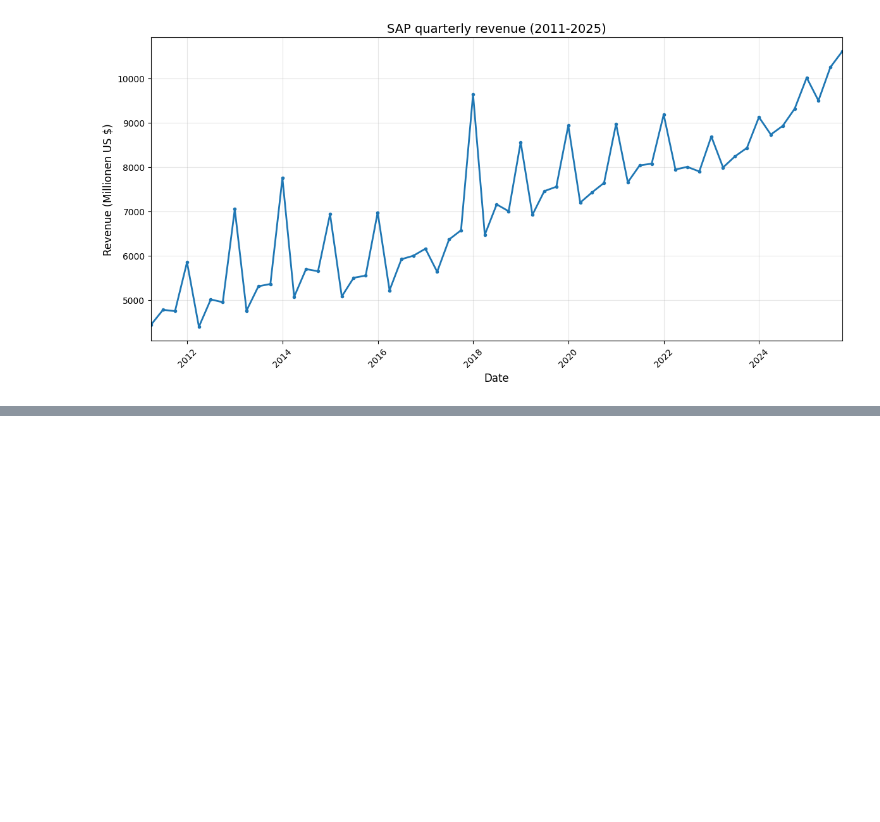
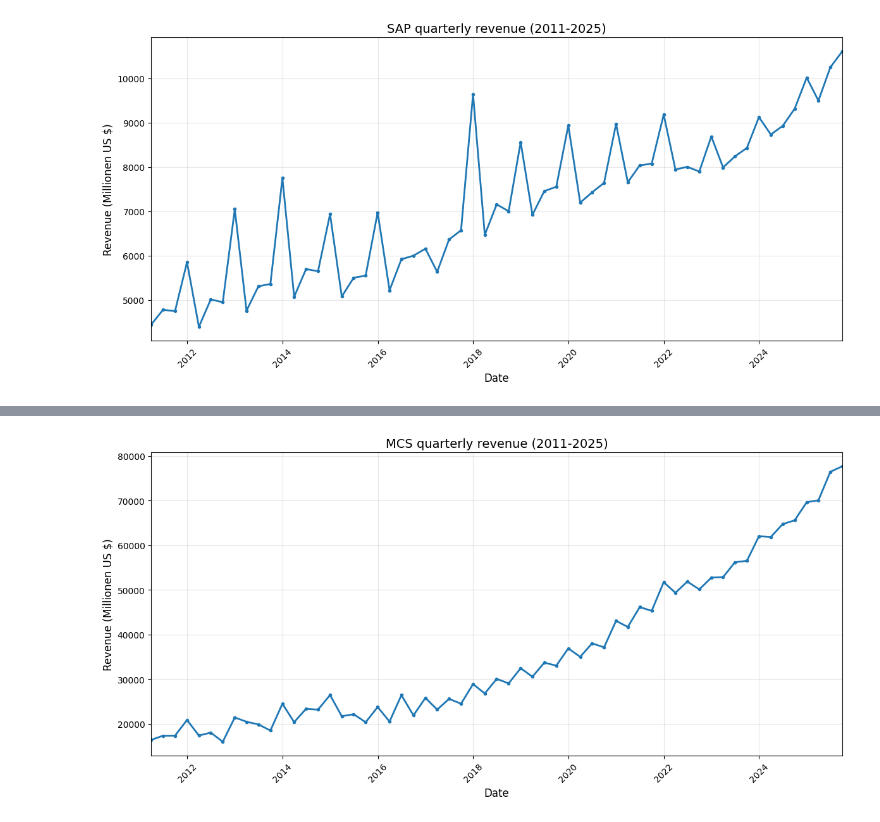
Before and after one commit to timleiler/Stock-market-analysis, a Jupyter notebook: Stock_market_analysis_code.ipynb, the cells around one changed output, grey strips where cells are left out. Saved outputs shown, nothing was run; the diff lists cells and outputs as text; code cells hidden in the pictures; blank space fills up the shorter version.

```diff
--- a/Stock_market_analysis_code.ipynb
+++ b/Stock_market_analysis_code.ipynb
@@ -206,0 +269,62 @@ finally:
+# %%
+#Microsoft
+
+chrome_options = Options()
+chrome_options.add_argument("--headless")
+chrome_options.add_argument("--no-sandbox")
+chrome_options.add_argument("--disable-dev-shm-usage")
+
+
+driver = webdriver.Chrome(options=chrome_options)
+
+try:
+    url_mcs ="https://www.macrotrends.net/stocks/charts/MSFT/microsoft/revenue"
+    driver.get(url_mcs)
+
+    WebDriverWait(driver, 10).until(
+        EC.presence_of_element_located((By.TAG_NAME, "table"))
+    )
+
+    html_data_mcs = driver.page_source
+
+    tables = pd.read_html(html_data_mcs)
+    mcs_revenue = tables[1].copy()
+
+    mcs_revenue.columns = ['Date', 'Revenue']
+
+    mcs_revenue["Revenue"] = mcs_revenue["Revenue"].str.replace(r',|\$',"",regex=True)
+    mcs_revenue.dropna(inplace=True)
+    mcs_revenue = mcs_revenue[mcs_revenue['Revenue'] != ""]
+
+    mcs_revenue['Revenue'] = pd.to_numeric(mcs_revenue ['Revenue'], errors='coerce')
+
+    mcs_revenue.dropna(inplace=True)
+
+    mcs_revenue['Date'] = pd.to_datetime(mcs_revenue['Date'])
+
+    mcs_revenue['Year'] = mcs_revenue['Date'].dt.year
+
+    mcs_revenue = mcs_revenue[(mcs_revenue['Year'] >= 2011) & (mcs_revenue['Year'] <= 2025)]
+
+    mcs_revenue = mcs_revenue.sort_values('Date').reset_index(drop=True)
+
+
+    # print(f"Data shape: {mcs_revenue.shape}")
+    # print(f"\nFirst 10 rows:\n{mcs_revenue.head(10)}")
+    # print(f"\nLast 10 rows:\n{mcs_revenue.tail(10)}")
+
+    plt.figure(figsize=(12, 6))
+    plt.plot(mcs_revenue["Date"], mcs_revenue["Revenue"], marker='o', markersize=3, linewidth=2)
+    plt.xlabel("Date", fontsize=12)
+    plt.ylabel("Revenue (Millionen US $)", fontsize=12)
+    plt.title("MCS quarterly revenue (2011-2025)", fontsize=14)
+    plt.xticks(rotation=45)
+    plt.grid(True, alpha=0.3)
+    plt.xlim(mcs_revenue['Date'].min(), mcs_revenue['Date'].max())
+    plt.tight_layout()
+    plt.show()
+
+finally:
+    driver.quit()
+# %% [output]
+[figure, added]
```
Also changed, not shown: parts of 3 cells of this notebook.
